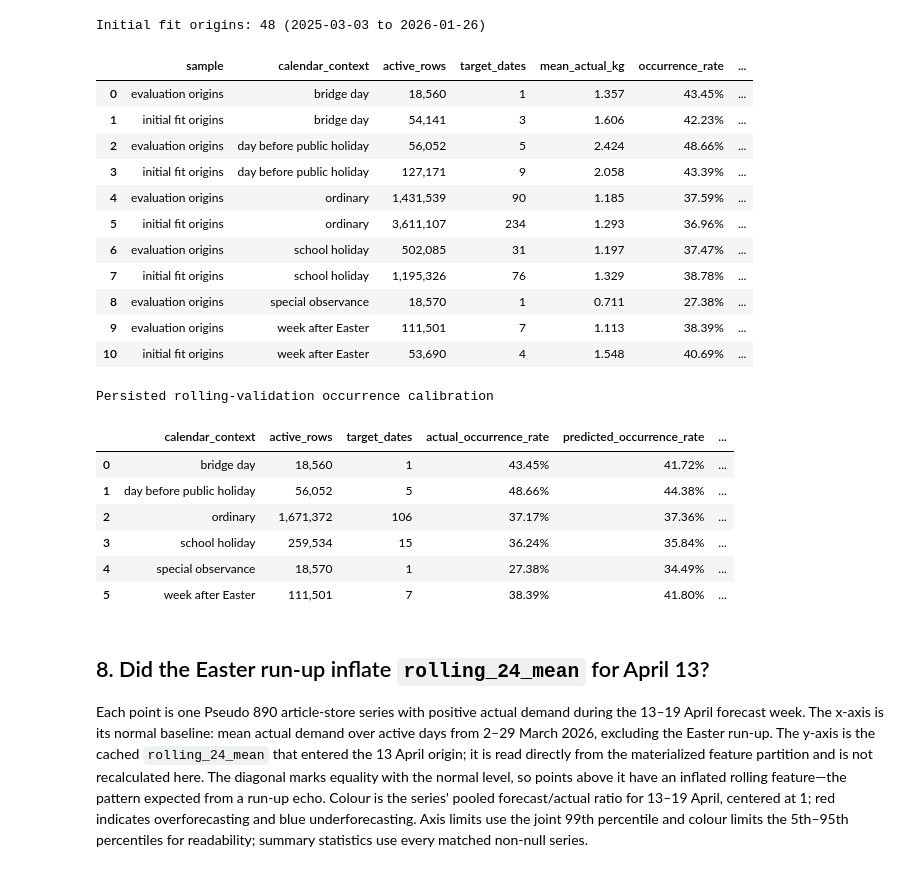
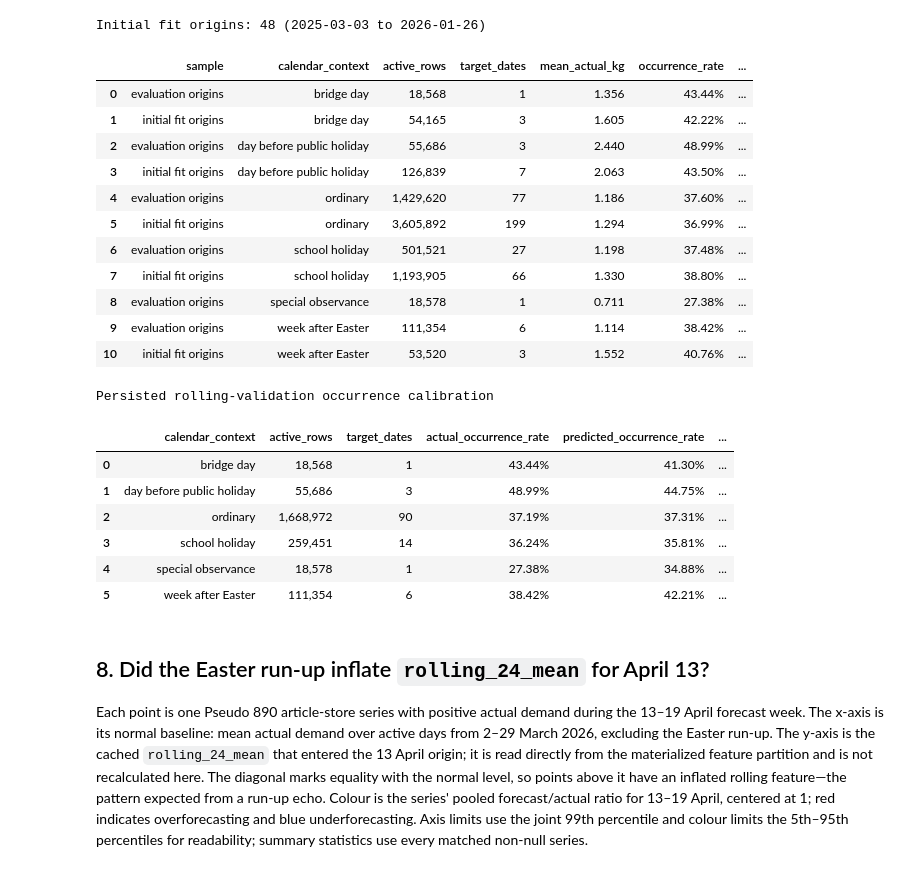
Before and after one commit to vlkkvl/transaktionen_bedientheke, a Jupyter notebook: notebooks/05_machine_learning/05_04_global_lightgbn_bad_origins.ipynb, the cells around one changed output. Saved outputs shown, nothing was run; the diff lists cells and outputs as text; code cells hidden in the pictures.

```diff
--- a/notebooks/05_machine_learning/05_04_global_lightgbn_bad_origins.ipynb
+++ b/notebooks/05_machine_learning/05_04_global_lightgbn_bad_origins.ipynb
@@ -34,7 +34,6 @@ if str(ROOT) not in sys.path:
 from src.models.benchmark import load_benchmark_design
 from src.models.lightgbm import LIGHTGBM_MODEL_LABELS, TWO_STAGE_MODEL_NAME
 from src.models.lightgbm.features.builder import _holiday_calendar
-from src.models.results import read_result, result_path
 
 pd.set_option('display.max_columns', 60)
 pd.set_option('display.max_rows', 100)
@@ -44,5 +43,12 @@ SOURCE_GROUP = 'Pseudo'
 CATEGORY_ID = 890
 BAD_ORIGIN_COUNT = 3
 LEVEL_RATIO_TOLERANCE = 0.10
+FEATURE_BUILDER_VERSION = '2026-08-06.18'
+FEATURE_FINGERPRINT = 'b07ab9e05a6fbf312d85'
+FEATURE_GENERATION = (
+    ROOT / 'data' / 'processed' / 'model_features'
+    / 'lightgbm_daily' / 'v1' / FEATURE_FINGERPRINT
+)
+V18_RESULTS_DIR = ROOT / 'reports' / 'results' / 'backup_pre_position_lift'
 # %%
 design = load_benchmark_design()
@@ -263,8 +273,12 @@ def make_calendar_tags(start, end):
     )
     return calendar
 
-training_summary = read_result(
-    ANALYSIS_MODEL, design, artifact='training_summaries'
+training_summary = pd.read_csv(
+    V18_RESULTS_DIR / 'training_summaries_two_stage.csv',
+    parse_dates=[
+        'evaluation_origin', 'evaluation_end', 'training_start', 'training_end',
+        'validation_start', 'validation_end',
+    ],
 )
 first_refit = training_summary.sort_values('evaluation_origin').iloc[0]
 calendar_tags = make_calendar_tags(
@@ -685,57 +814,55 @@ display(historical_context.style.format({
     'positive_quantity_mean': '{:.3f}',
 }))
 
-validation_path = result_path(
-    ANALYSIS_MODEL, design, artifact='validation_predictions'
-)
+validation_path = V18_RESULTS_DIR / 'validation_predictions_two_stage.csv'
 validation_occurrence = con.execute(
     '''
     SELECT
         c.calendar_context, COUNT(*) AS active_rows,
         COUNT(DISTINCT CAST(v.period AS DATE)) AS target_dates,
         AVG((v.actual > 0)::INTEGER) AS actual_occurrence_rate,
         AVG(v.occurrence_probability) AS predicted_occurrence_rate
     FROM read_csv_auto(?) AS v
     INNER JOIN calendar_tags AS c
         ON CAST(v.period AS DATE) = c.period
     WHERE v.is_active AND v.sourcing_group = ? AND v.category_id = ?
     GROUP BY c.calendar_context
     ORDER BY c.calendar_context
     ''',
     [str(validation_path), SOURCE_GROUP, CATEGORY_ID],
 ).fetchdf()
 validation_occurrence['occurrence_gap_pp'] = 100 * (
     validation_occurrence.predicted_occurrence_rate
     - validation_occurrence.actual_occurrence_rate
 )
 print('Persisted rolling-validation occurrence calibration')
 display(validation_occurrence.style.format({
     'active_rows': '{:,.0f}', 'target_dates': '{:,.0f}',
     'actual_occurrence_rate': '{:.2%}',
     'predicted_occurrence_rate': '{:.2%}',
     'occurrence_gap_pp': '{:+.2f}',
 }))
 # %% [output]
 |  | sample | calendar_context | active_rows | target_dates | mean_actual_kg | occurrence_rate | ... |
-| 0 | evaluation origins | bridge day | 18,560 | 1 | 1.357 | 43.45% | ... |
-| 1 | initial fit origins | bridge day | 54,141 | 3 | 1.606 | 42.23% | ... |
-| 2 | evaluation origins | day before public holiday | 56,052 | 5 | 2.424 | 48.66% | ... |
-| 3 | initial fit origins | day before public holiday | 127,171 | 9 | 2.058 | 43.39% | ... |
-| 4 | evaluation origins | ordinary | 1,431,539 | 90 | 1.185 | 37.59% | ... |
-| 5 | initial fit origins | ordinary | 3,611,107 | 234 | 1.293 | 36.96% | ... |
-| 6 | evaluation origins | school holiday | 502,085 | 31 | 1.197 | 37.47% | ... |
-| 7 | initial fit origins | school holiday | 1,195,326 | 76 | 1.329 | 38.78% | ... |
-| 8 | evaluation origins | special observance | 18,570 | 1 | 0.711 | 27.38% | ... |
-| 9 | evaluation origins | week after Easter | 111,501 | 7 | 1.113 | 38.39% | ... |
-| 10 | initial fit origins | week after Easter | 53,690 | 4 | 1.548 | 40.69% | ... |
+| 0 | evaluation origins | bridge day | 18,568 | 1 | 1.356 | 43.44% | ... |
+| 1 | initial fit origins | bridge day | 54,165 | 3 | 1.605 | 42.22% | ... |
+| 2 | evaluation origins | day before public holiday | 55,686 | 3 | 2.440 | 48.99% | ... |
+| 3 | initial fit origins | day before public holiday | 126,839 | 7 | 2.063 | 43.50% | ... |
+| 4 | evaluation origins | ordinary | 1,429,620 | 77 | 1.186 | 37.60% | ... |
+| 5 | initial fit origins | ordinary | 3,605,892 | 199 | 1.294 | 36.99% | ... |
+| 6 | evaluation origins | school holiday | 501,521 | 27 | 1.198 | 37.48% | ... |
+| 7 | initial fit origins | school holiday | 1,193,905 | 66 | 1.330 | 38.80% | ... |
+| 8 | evaluation origins | special observance | 18,578 | 1 | 0.711 | 27.38% | ... |
+| 9 | evaluation origins | week after Easter | 111,354 | 6 | 1.114 | 38.42% | ... |
+| 10 | initial fit origins | week after Easter | 53,520 | 3 | 1.552 | 40.76% | ... |
 Persisted rolling-validation occurrence calibration
 |  | calendar_context | active_rows | target_dates | actual_occurrence_rate | predicted_occurrence_rate | ... |
-| 0 | bridge day | 18,560 | 1 | 43.45% | 41.72% | ... |
-| 1 | day before public holiday | 56,052 | 5 | 48.66% | 44.38% | ... |
-| 2 | ordinary | 1,671,372 | 106 | 37.17% | 37.36% | ... |
-| 3 | school holiday | 259,534 | 15 | 36.24% | 35.84% | ... |
-| 4 | special observance | 18,570 | 1 | 27.38% | 34.49% | ... |
-| 5 | week after Easter | 111,501 | 7 | 38.39% | 41.80% | ... |
+| 0 | bridge day | 18,568 | 1 | 43.44% | 41.30% | ... |
+| 1 | day before public holiday | 55,686 | 3 | 48.99% | 44.75% | ... |
+| 2 | ordinary | 1,668,972 | 90 | 37.19% | 37.31% | ... |
+| 3 | school holiday | 259,451 | 14 | 36.24% | 35.81% | ... |
+| 4 | special observance | 18,578 | 1 | 27.38% | 34.88% | ... |
+| 5 | week after Easter | 111,354 | 6 | 38.42% | 42.21% | ... |
 # %% [markdown]
 ## 8. Did the Easter run-up inflate `rolling_24_mean` for April 13?
 
```
Also changed, not shown: parts of 13 cells of this notebook, 24 other files.
